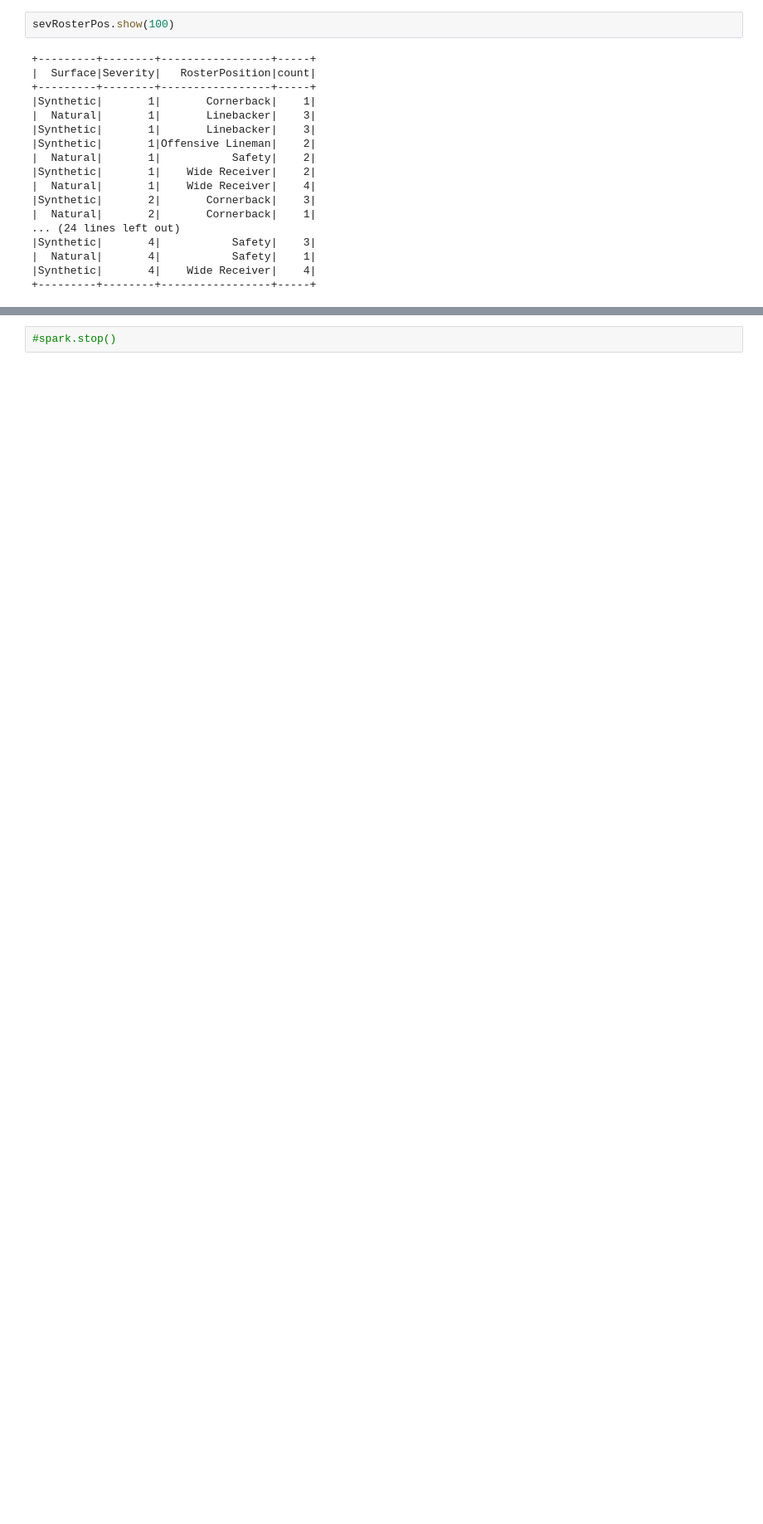
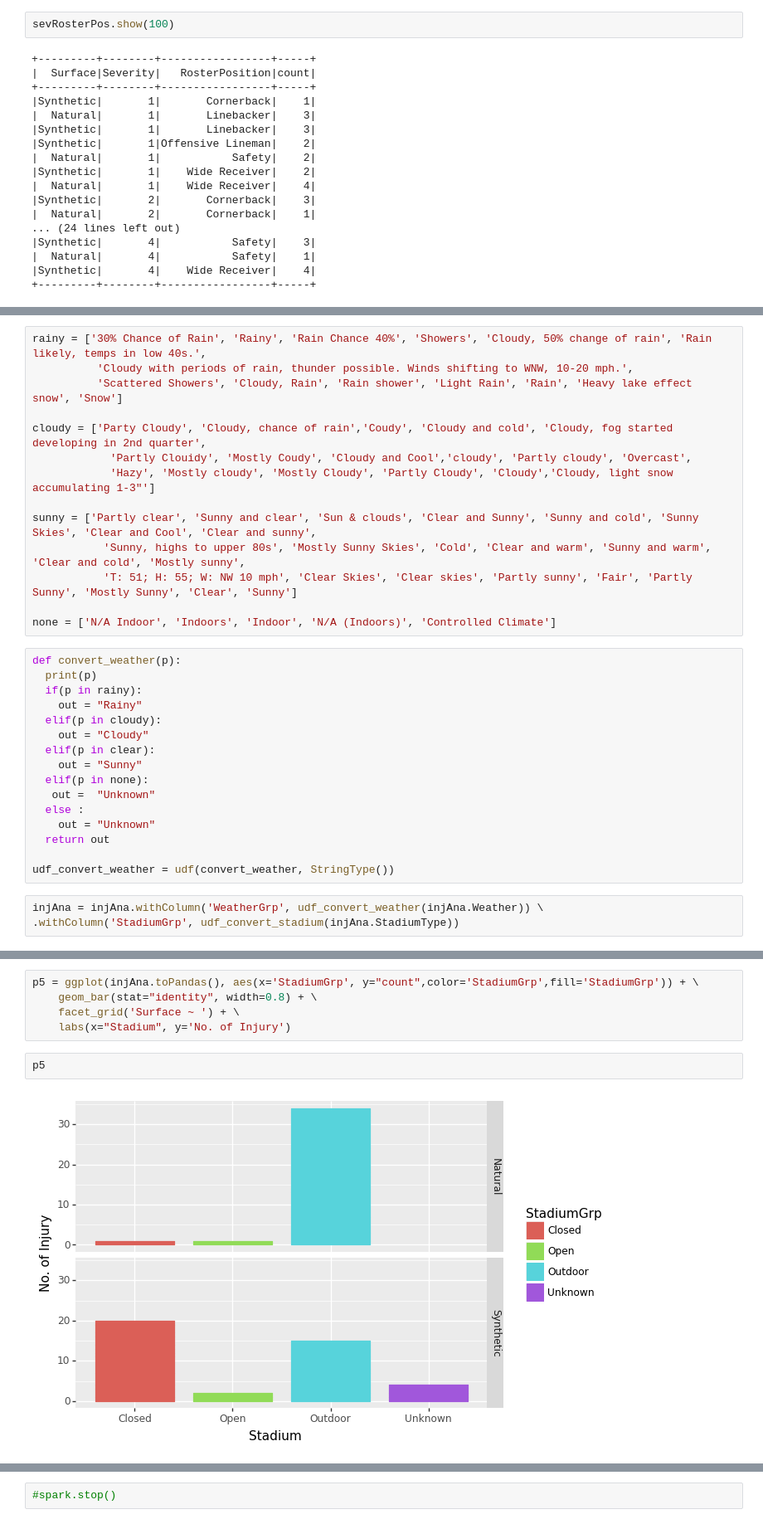
Before and after one commit to cwingho/NFL_Analytics, a Jupyter notebook: fiona/q3.ipynb, the cells around one changed output, grey strips where cells are left out. Shown: that part at 83% size. Cells and saved outputs as stored; diff of their text form; blank space fills up the shorter version.

```diff
--- a/fiona/q3.ipynb
+++ b/fiona/q3.ipynb
@@ -257,0 +250,33 @@ PlayList['StadiumType'] = PlayList['StadiumType'].replace(array_closed, 'Closed'
+# %%
+rainy = ['30% Chance of Rain', 'Rainy', 'Rain Chance 40%', 'Showers', 'Cloudy, 50% change of rain', 'Rain likely, temps in low 40s.',
+          'Cloudy with periods of rain, thunder possible. Winds shifting to WNW, 10-20 mph.',
+          'Scattered Showers', 'Cloudy, Rain', 'Rain shower', 'Light Rain', 'Rain', 'Heavy lake effect snow', 'Snow']
+
+cloudy = ['Party Cloudy', 'Cloudy, chance of rain','Coudy', 'Cloudy and cold', 'Cloudy, fog started developing in 2nd quarter',
+            'Partly Clouidy', 'Mostly Coudy', 'Cloudy and Cool','cloudy', 'Partly cloudy', 'Overcast',
+            'Hazy', 'Mostly cloudy', 'Mostly Cloudy', 'Partly Cloudy', 'Cloudy','Cloudy, light snow accumulating 1-3"']
+
+sunny = ['Partly clear', 'Sunny and clear', 'Sun & clouds', 'Clear and Sunny', 'Sunny and cold', 'Sunny Skies', 'Clear and Cool', 'Clear and sunny',
+           'Sunny, highs to upper 80s', 'Mostly Sunny Skies', 'Cold', 'Clear and warm', 'Sunny and warm', 'Clear and cold', 'Mostly sunny',
+           'T: 51; H: 55; W: NW 10 mph', 'Clear Skies', 'Clear skies', 'Partly sunny', 'Fair', 'Partly Sunny', 'Mostly Sunny', 'Clear', 'Sunny']
+
+none = ['N/A Indoor', 'Indoors', 'Indoor', 'N/A (Indoors)', 'Controlled Climate']
+# %%
+def convert_weather(p):
+  print(p)
+  if(p in rainy):
+    out = "Rainy"
+  elif(p in cloudy):
+    out = "Cloudy"
+  elif(p in clear):
+    out = "Sunny"
+  elif(p in none):
+   out =  "Unknown"
+  else :
+    out = "Unknown"
+  return out
+
+udf_convert_weather = udf(convert_weather, StringType())
+# %%
+injAna = injAna.withColumn('WeatherGrp', udf_convert_weather(injAna.Weather)) \
+.withColumn('StadiumGrp', udf_convert_stadium(injAna.StadiumType))
@@ -257,0 +303,9 @@ PlayList['StadiumType'] = PlayList['StadiumType'].replace(array_closed, 'Closed'
+# %%
+p5 = ggplot(injAna.toPandas(), aes(x='StadiumGrp', y="count",color='StadiumGrp',fill='StadiumGrp')) + \
+    geom_bar(stat="identity", width=0.8) + \
+    facet_grid('Surface ~ ') + \
+    labs(x="Stadium", y='No. of Injury')
+# %%
+p5
+# %% [output]
+[figure, added]
```
Also changed, not shown: parts of 17 cells of this notebook.
